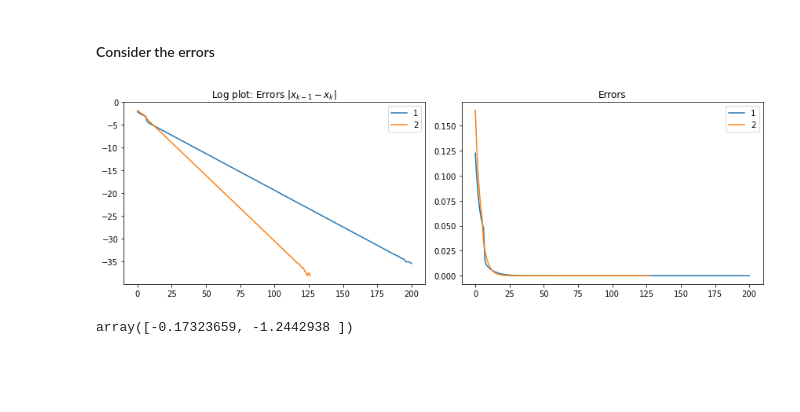
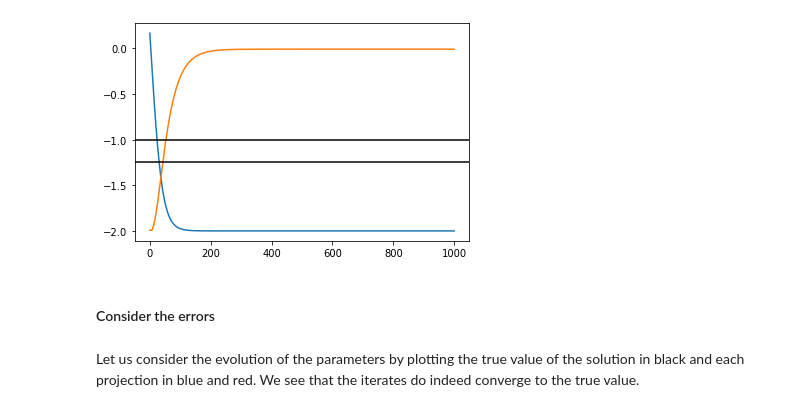
Before and after one commit to neytjieb1/optimisation_ml, a Jupyter notebook: Final/part4.ipynb, the cells around one changed output. Saved outputs shown, nothing was run; the diff lists cells and outputs as text; code cells hidden in the pictures; blank space fills up the shorter version.

```diff
--- a/Final/part4.ipynb
+++ b/Final/part4.ipynb
@@ -71 +129,7 @@ Run an iteration of PGD for the $\ell_2$-ball:
+# %%
+plt.plot(thstar);
+for i in range(dim):
+    plt.axhline(res.x[i], color='k', label='true')
+# %% [output]
+[figure, added]
 # %%
@@ -84,28 +148,22 @@ for l in lball:
 # %% [markdown]
 #### Consider the errors
 # %%
-import matplotlib.pyplot as plt
-%matplotlib inline
-plt.figure(figsize=(12,4), tight_layout=True)
-plt.subplot(1,2,1)
-for i in errs:
-    plt.plot(np.log(i[1:]))
-plt.legend(lball)
-# plt.plot(np.log(errs))
-plt.title(r'Log plot: Errors $|x_{k-1}-x_{k}|$')
-plt.subplot(1,2,2)
-for i in errs:
-    plt.plot(i[1:])
-plt.legend(lball)
-plt.title('Errors');
+# import matplotlib.pyplot as plt
+# %matplotlib inline
+# plt.figure(figsize=(9,4), tight_layout=True)
+# # plt.subplot(1,2,1)
+# for i in errs:
+#     plt.plot(np.log(i[1:120]))
+# plt.legend(lball)
+# # plt.plot(np.log(errs))
+# plt.title(r'Log plot: Errors $|x_{k-1}-x_{k}|$');
+# # plt.subplot(1,2,2)
+# # for i in errs:
+# #     plt.plot(i[1:])
+# # plt.legend(lball)
+# # plt.title('Errors');
-# %% [output]
-[figure, removed]
-# %%
-from scipy.optimize import minimize
-res = minimize(P, x0, method='nelder-mead', options={'xatol':1e-8})
-res.x
-# %% [output]
-array([-0.17323659, -1.2442938 ])
+# %% [markdown]
+Let us consider the evolution of the parameters by plotting the true value of the solution in black and each projection in blue and red. We see that the iterates do indeed converge to the true value.
 # %%
 l1iters = iters[0]
 l2iters = iters[1]
```
Also changed, not shown: parts of 39 cells of this notebook, 36 other files.
